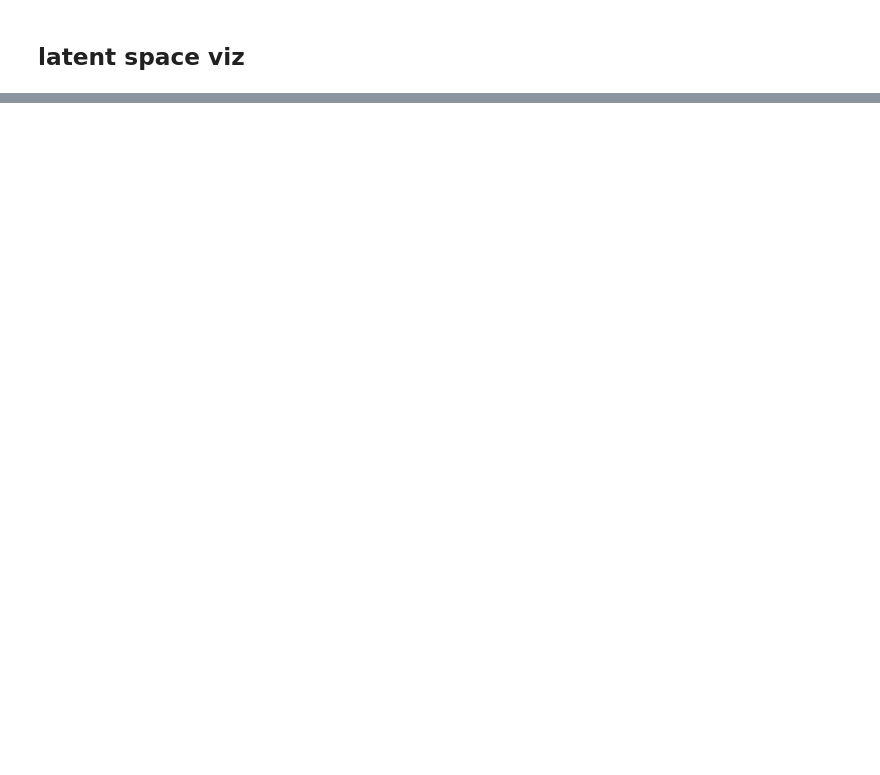
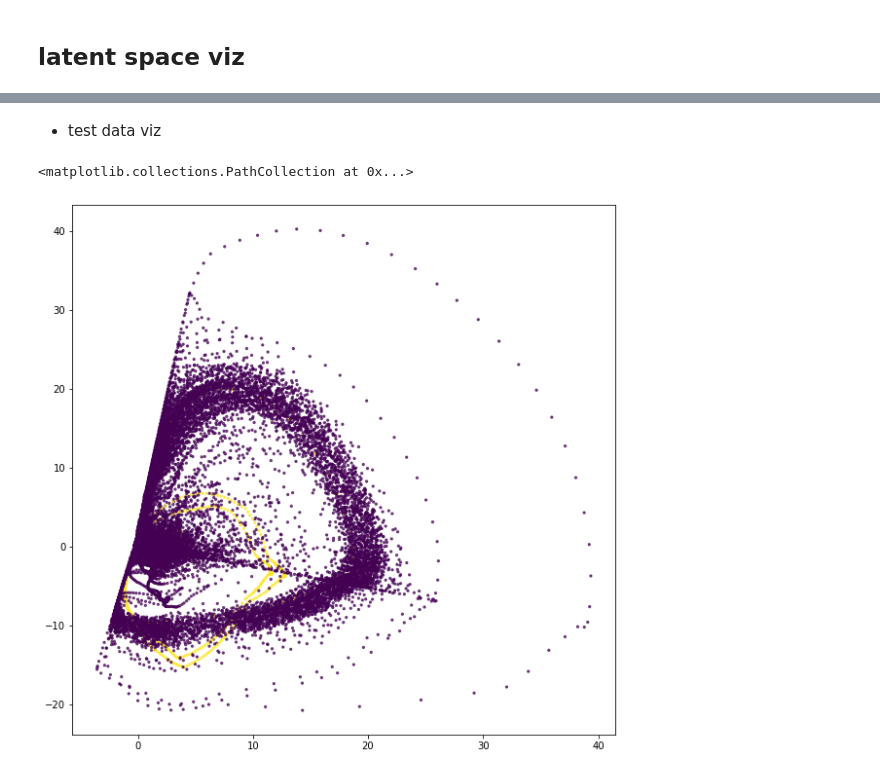
Before and after one commit to minsoo9506/my-paper, a Jupyter notebook: run_new.ipynb, the cells around one changed output, grey strips where cells are left out. Cells and saved outputs as stored; diff of their text form; code cells hidden in the pictures; blank space fills up the shorter version.

```diff
--- a/run_new.ipynb
+++ b/run_new.ipynb
@@ -226,0 +245,24 @@ plt.scatter(
+# %% [markdown]
+- test data viz
+# %%
+encoder = best_model.encoder
+
+idx = 0
+test_latent_space = np.zeros((len(test_x) - config.window_size + 1, 2))
+encoder.eval()
+with torch.no_grad():
+    for input_x, _ in test_dataloader:
+        input_x = input_x
+        input_x_batch_size = input_x.shape[0]
+        z = encoder(input_x).numpy()
+        test_latent_space[idx:idx+input_x_batch_size, :] += z
+        idx += input_x_batch_size
+# %%
+plt.figure(figsize=(10,10))
+plt.scatter(
+    test_latent_space[:, 0], test_latent_space[:, 1],
+    c=test_y[:len(test_latent_space)], s=5, alpha=0.7
+)
+# %% [output]
+<matplotlib.collections.PathCollection at 0x...>
+[figure, added]
```
Also changed, not shown: parts of 10 cells of this notebook, 1 other file.
